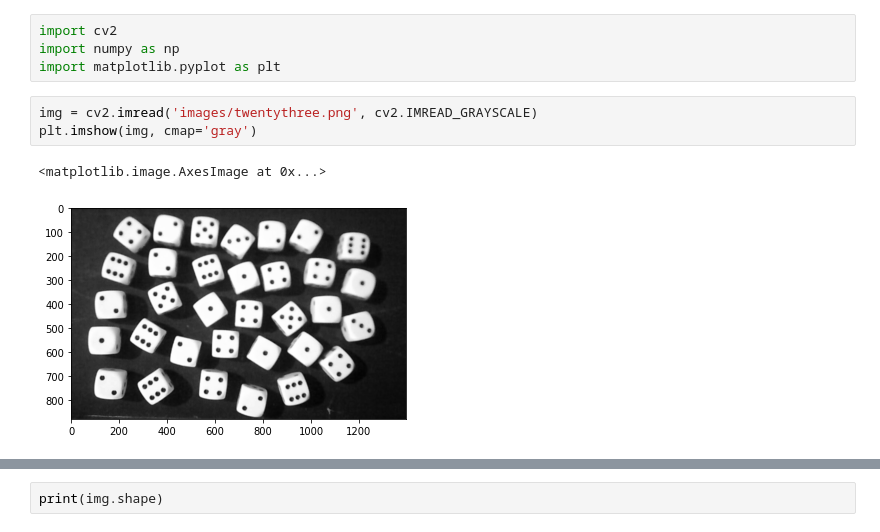
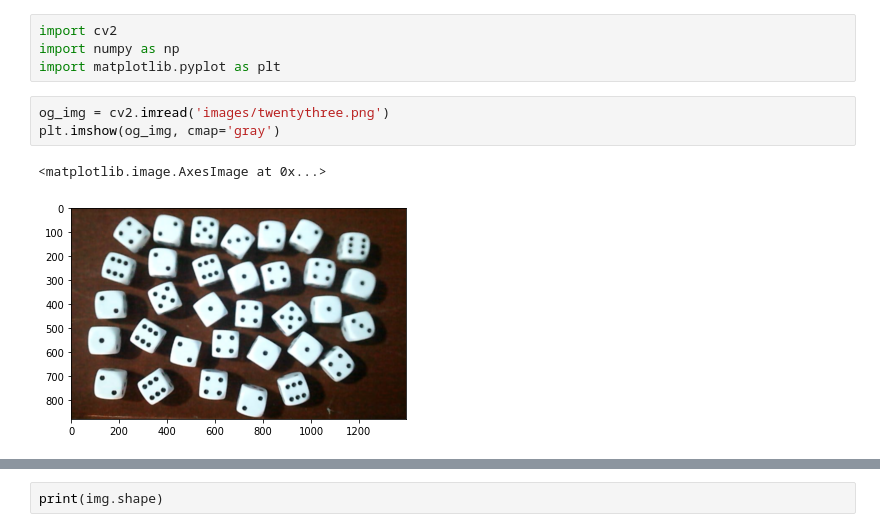
Before and after one commit to mamn2/DieCount, a Jupyter notebook: final.ipynb, the cells around one changed output, grey strips where cells are left out. Drawn from its saved outputs; the diff is of its cells as text.

```diff
--- a/final.ipynb
+++ b/final.ipynb
@@ -3,9 +3,9 @@ import cv2
 import numpy as np
 import matplotlib.pyplot as plt
 # %%
-img = cv2.imread('images/twentythree.png', cv2.IMREAD_GRAYSCALE)
-plt.imshow(img, cmap='gray')
+og_img = cv2.imread('images/twentythree.png')
+plt.imshow(og_img, cmap='gray')
 # %% [output]
 <matplotlib.image.AxesImage at 0x...>
-[figure, old version]
+[figure, new version]
 # %%
```
Also changed, not shown: parts of 5 cells of this notebook.
